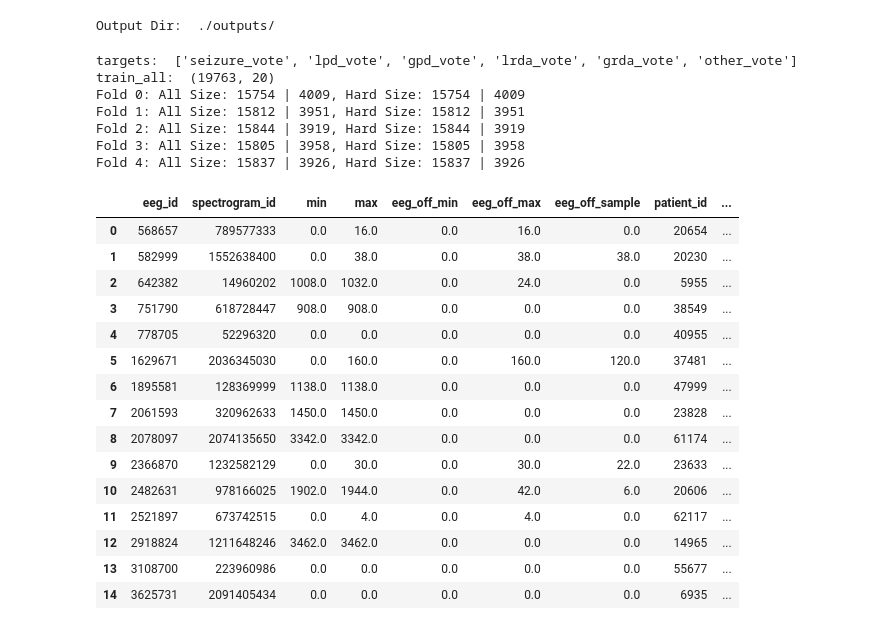
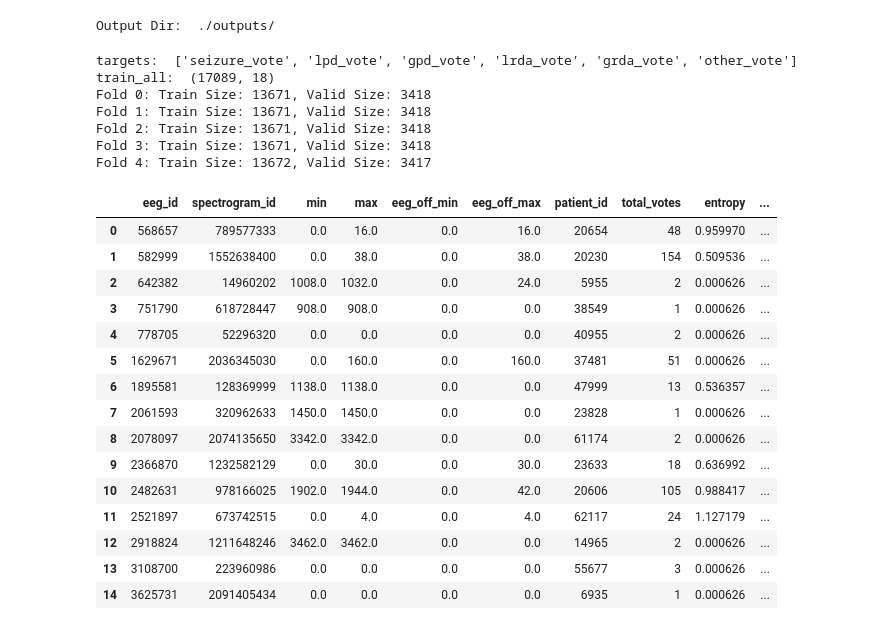
Before and after one commit to AzimuthLI/kaggle_hms, a Jupyter notebook: EDA_Data_Split.ipynb, the cells around one changed output. Saved outputs shown, nothing was run; the diff lists cells and outputs as text; code cells hidden in the pictures.

Commit message:
try different split for resnet_gru but not working

```diff
--- a/EDA_Data_Split.ipynb
+++ b/EDA_Data_Split.ipynb
@@ -54,79 +54,71 @@ train_csv['total_votes'] = train_csv[targets].sum(axis=1)
 
 targets_prob = [f"{t.split('_')[0]}_prob" for t in targets]
 train_csv[targets_prob] = train_csv[targets].div(train_csv['total_votes'], axis=0)
-
-train_csv['rel_entropy'] = train_csv[targets_prob].apply(lambda row: sum(rel_entr([1/6]*6, row.values+1e-5)), axis=1)
 train_csv['entropy'] = train_csv[targets_prob].apply(lambda row: entropy(row.values+1e-5), axis=1)
-
-train_csv['is_hard'] = (train_csv['rel_entropy'] < 5.5).astype(int)
+train_csv['is_hard'] = (train_csv['entropy'] > 0.875).astype(int)
 
 agg_dicts = {
     'spectrogram_id': 'first',
     'spectrogram_label_offset_seconds': ['min', 'max'],
-    'eeg_label_offset_seconds': ['min', 'max', lambda x: x.sample(1)],
+    'eeg_label_offset_seconds': ['min', 'max'],
     'patient_id': 'first',
-    'expert_consensus': 'first',
     'total_votes': 'sum',
     'entropy': 'mean',
     'is_hard': 'mean'
 }
 
 for col in targets:
     agg_dicts[col] = 'sum'
 
-train_all = train_csv.groupby(['eeg_id']+targets_prob).agg(agg_dicts).reset_index()
+train_all = train_csv.groupby(['eeg_id']).agg(agg_dicts).reset_index()
 
 col_names = [
-    'spectrogram_id', 'min', 'max', 'eeg_off_min', 'eeg_off_max', 'eeg_off_sample',
-    'patient_id', 'target', 'total_votes', 'entropy', 'is_hard'
+    'spectrogram_id', 'min', 'max', 'eeg_off_min', 'eeg_off_max',
+    'patient_id', 'total_votes', 'entropy', 'is_hard'
     ] + targets
 
-train_all.columns = ["eeg_id"] + targets_prob + col_names
-train_all.drop(targets_prob, axis=1, inplace=True)
+train_all.columns = ["eeg_id"] + col_names
 train_all[targets] = train_all[targets].div(train_all['total_votes'], axis=0)
-train_all['is_stage'] = 1
-train_all.loc[(train_all['total_votes']>10) | (train_all['entropy']<5.5), 'is_stage'] = 2
+
+train_all['target'] = train_all[targets].idxmax(axis=1)
+train_all['target'] = train_all['target'].apply(lambda x: x.split('_')[0])
+train_all['fold'] = -1
 
 K_FOLDS = 5
-unique_eegs = train_all['eeg_id'].unique()
-kf = KFold(n_splits=K_FOLDS)
 
-train_all['fold'] = -1
-
-for fold, (train_index, valid_index) in enumerate(kf.split(unique_eegs)):
-    train_all.loc[train_all['eeg_id'].isin(unique_eegs[valid_index]), 'fold'] = fold
+gkf = GroupKFold(n_splits=K_FOLDS)
+for fold, (train_idx, valid_idx) in enumerate(gkf.split(train_all, groups=train_all['patient_id'])):
+    train_all.loc[valid_idx, 'fold'] = fold
 
 print("train_all: ", train_all.shape)
 for fold in range(K_FOLDS):
     train_size = train_all[train_all['fold'] != fold].shape[0]
     valid_size = train_all[train_all['fold'] == fold].shape[0]
-    train_hard_size = train_all[(train_all['fold'] != fold) & (train_all['is_stage'] == 2)].shape[0]
-    valid_hard_size = train_all[(train_all['fold'] == fold) & (train_all['is_stage'] == 2)].shape[0]
-    print(f"Fold {fold}: All Size: {train_size} | {valid_size}, Hard Size: {train_hard_size} | {valid_hard_size}")
+    print(f"Fold {fold}: Train Size: {train_size}, Valid Size: {valid_size}")
 
 train_all.head(15)
 # %% [output]
 targets:  ['seizure_vote', 'lpd_vote', 'gpd_vote', 'lrda_vote', 'grda_vote', 'other_vote']
-train_all:  (19763, 20)
-Fold 0: All Size: 15754 | 4009, Hard Size: 15754 | 4009
-Fold 1: All Size: 15812 | 3951, Hard Size: 15812 | 3951
-Fold 2: All Size: 15844 | 3919, Hard Size: 15844 | 3919
-Fold 3: All Size: 15805 | 3958, Hard Size: 15805 | 3958
-Fold 4: All Size: 15837 | 3926, Hard Size: 15837 | 3926
+train_all:  (17089, 18)
+Fold 0: Train Size: 13671, Valid Size: 3418
+Fold 1: Train Size: 13671, Valid Size: 3418
+Fold 2: Train Size: 13671, Valid Size: 3418
+Fold 3: Train Size: 13671, Valid Size: 3418
+Fold 4: Train Size: 13672, Valid Size: 3417
-|  | eeg_id | spectrogram_id | min | max | eeg_off_min | eeg_off_max | eeg_off_sample | patient_id | ... |
-| 0 | 568657 | 789577333 | 0.0 | 16.0 | 0.0 | 16.0 | 0.0 | 20654 | ... |
-| 1 | 582999 | 1552638400 | 0.0 | 38.0 | 0.0 | 38.0 | 38.0 | 20230 | ... |
-| 2 | 642382 | 14960202 | 1008.0 | 1032.0 | 0.0 | 24.0 | 0.0 | 5955 | ... |
-| 3 | 751790 | 618728447 | 908.0 | 908.0 | 0.0 | 0.0 | 0.0 | 38549 | ... |
-| 4 | 778705 | 52296320 | 0.0 | 0.0 | 0.0 | 0.0 | 0.0 | 40955 | ... |
-| 5 | 1629671 | 2036345030 | 0.0 | 160.0 | 0.0 | 160.0 | 120.0 | 37481 | ... |
-| 6 | 1895581 | 128369999 | 1138.0 | 1138.0 | 0.0 | 0.0 | 0.0 | 47999 | ... |
-| 7 | 2061593 | 320962633 | 1450.0 | 1450.0 | 0.0 | 0.0 | 0.0 | 23828 | ... |
-| 8 | 2078097 | 2074135650 | 3342.0 | 3342.0 | 0.0 | 0.0 | 0.0 | 61174 | ... |
-| 9 | 2366870 | 1232582129 | 0.0 | 30.0 | 0.0 | 30.0 | 22.0 | 23633 | ... |
-| 10 | 2482631 | 978166025 | 1902.0 | 1944.0 | 0.0 | 42.0 | 6.0 | 20606 | ... |
-| 11 | 2521897 | 673742515 | 0.0 | 4.0 | 0.0 | 4.0 | 0.0 | 62117 | ... |
-| 12 | 2918824 | 1211648246 | 3462.0 | 3462.0 | 0.0 | 0.0 | 0.0 | 14965 | ... |
-| 13 | 3108700 | 223960986 | 0.0 | 0.0 | 0.0 | 0.0 | 0.0 | 55677 | ... |
-| 14 | 3625731 | 2091405434 | 0.0 | 0.0 | 0.0 | 0.0 | 0.0 | 6935 | ... |
+|  | eeg_id | spectrogram_id | min | max | eeg_off_min | eeg_off_max | patient_id | total_votes | entropy | ... |
+| 0 | 568657 | 789577333 | 0.0 | 16.0 | 0.0 | 16.0 | 20654 | 48 | 0.959970 | ... |
+| 1 | 582999 | 1552638400 | 0.0 | 38.0 | 0.0 | 38.0 | 20230 | 154 | 0.509536 | ... |
+| 2 | 642382 | 14960202 | 1008.0 | 1032.0 | 0.0 | 24.0 | 5955 | 2 | 0.000626 | ... |
+| 3 | 751790 | 618728447 | 908.0 | 908.0 | 0.0 | 0.0 | 38549 | 1 | 0.000626 | ... |
+| 4 | 778705 | 52296320 | 0.0 | 0.0 | 0.0 | 0.0 | 40955 | 2 | 0.000626 | ... |
+| 5 | 1629671 | 2036345030 | 0.0 | 160.0 | 0.0 | 160.0 | 37481 | 51 | 0.000626 | ... |
+| 6 | 1895581 | 128369999 | 1138.0 | 1138.0 | 0.0 | 0.0 | 47999 | 13 | 0.536357 | ... |
+| 7 | 2061593 | 320962633 | 1450.0 | 1450.0 | 0.0 | 0.0 | 23828 | 1 | 0.000626 | ... |
+| 8 | 2078097 | 2074135650 | 3342.0 | 3342.0 | 0.0 | 0.0 | 61174 | 2 | 0.000626 | ... |
+| 9 | 2366870 | 1232582129 | 0.0 | 30.0 | 0.0 | 30.0 | 23633 | 18 | 0.636992 | ... |
+| 10 | 2482631 | 978166025 | 1902.0 | 1944.0 | 0.0 | 42.0 | 20606 | 105 | 0.988417 | ... |
+| 11 | 2521897 | 673742515 | 0.0 | 4.0 | 0.0 | 4.0 | 62117 | 24 | 1.127179 | ... |
+| 12 | 2918824 | 1211648246 | 3462.0 | 3462.0 | 0.0 | 0.0 | 14965 | 2 | 0.000626 | ... |
+| 13 | 3108700 | 223960986 | 0.0 | 0.0 | 0.0 | 0.0 | 55677 | 3 | 0.000626 | ... |
+| 14 | 3625731 | 2091405434 | 0.0 | 0.0 | 0.0 | 0.0 | 6935 | 1 | 0.000626 | ... |
 # %%
```
Also changed, not shown: parts of 21 cells of this notebook, 3 other files.
